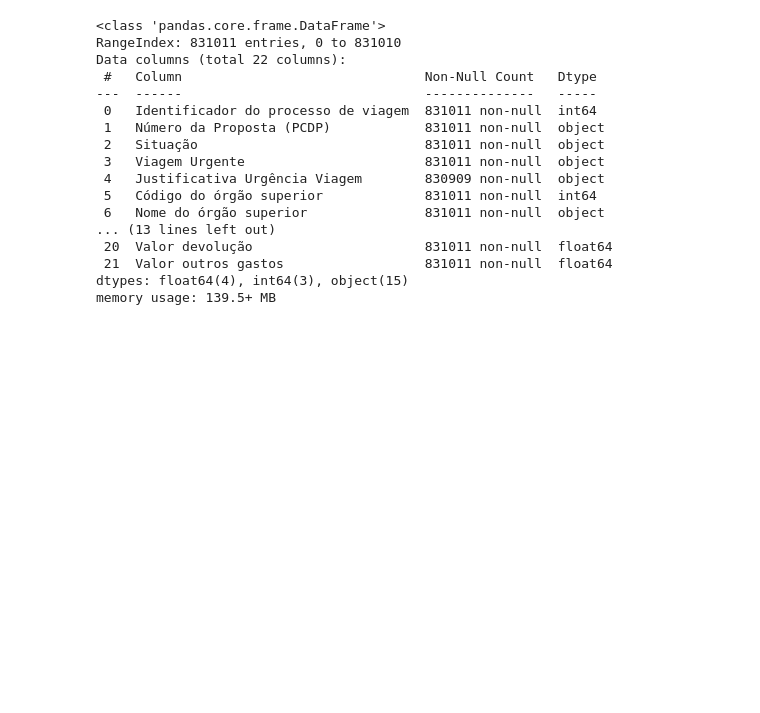
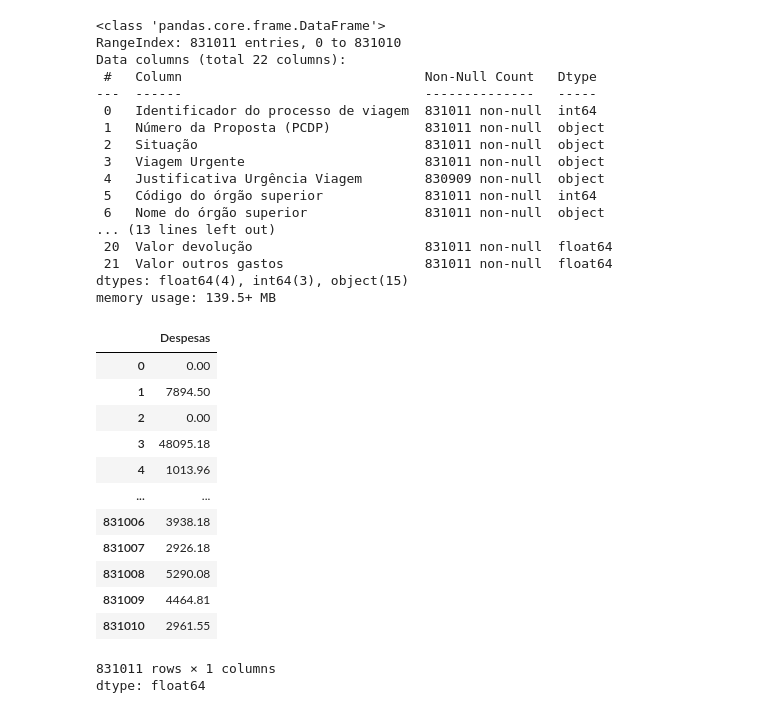
Before and after one commit to GuihJF/python_for_data_analysis, a Jupyter notebook: Data_Test_Python_for_Data.ipynb, the cells around one changed output. Drawn from its saved outputs; the diff is of its cells as text; code cells hidden in the pictures; blank space fills up the shorter version.

Commit message:
Viewed the Despesas column in df_viagens to check trip expenses.

```diff
--- a/Data_Test_Python_for_Data.ipynb
+++ b/Data_Test_Python_for_Data.ipynb
@@ -212,3 +212,21 @@ df_viagens['Despesas'] = (
     df_viagens['Valor passagens'] +
     df_viagens['Valor outros gastos']
 )
+# %%
+# Total expenses per trip stored in 'Despesas'
+df_viagens['Despesas']
+# %% [output]
+|  | Despesas |
+| 0 | 0.00 |
+| 1 | 7894.50 |
+| 2 | 0.00 |
+| 3 | 48095.18 |
+| 4 | 1013.96 |
+| ... | ... |
+| 831006 | 3938.18 |
+| 831007 | 2926.18 |
+| 831008 | 5290.08 |
+| 831009 | 4464.81 |
+| 831010 | 2961.55 |
+831011 rows × 1 columns
+dtype: float64
```
